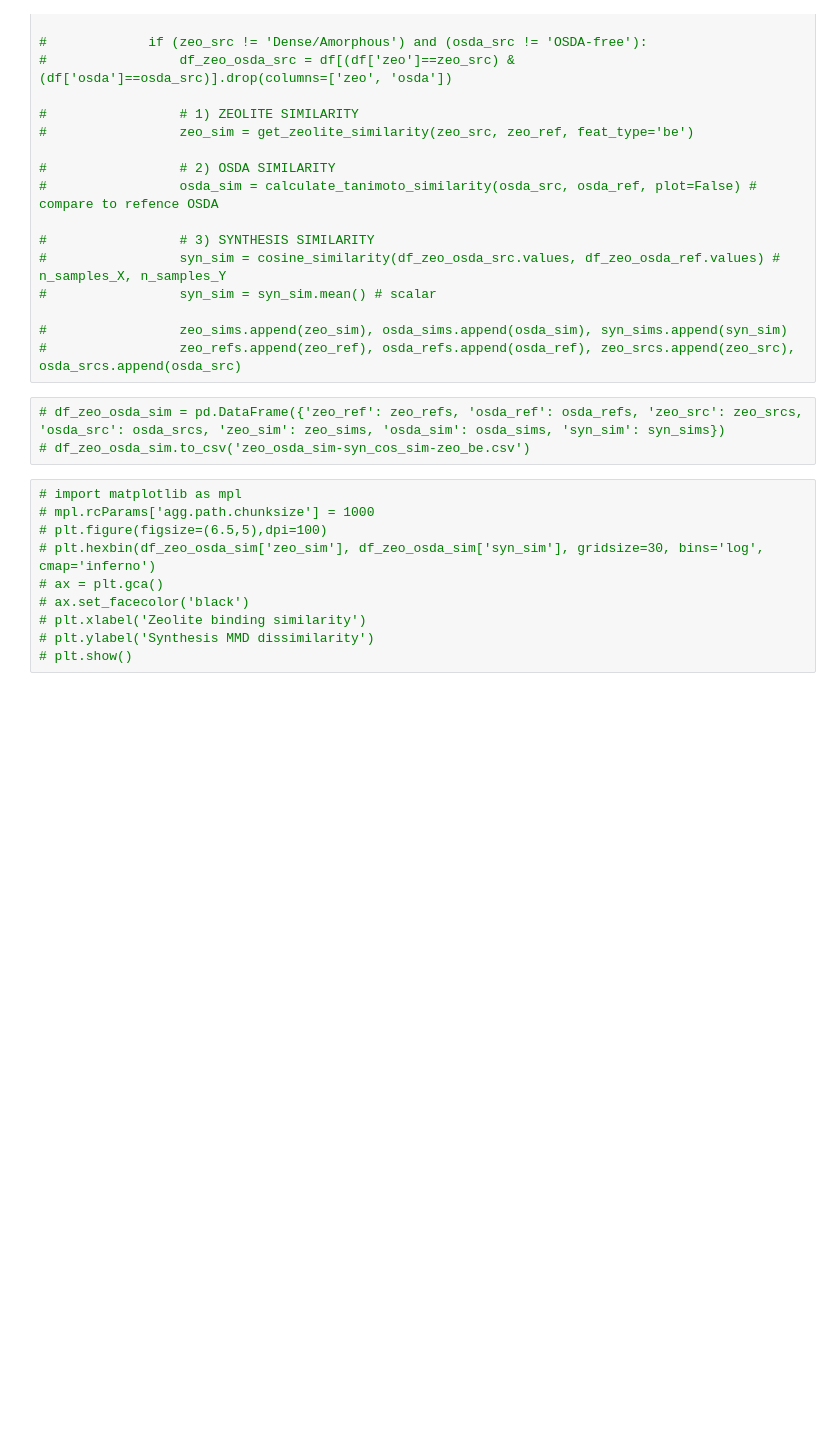
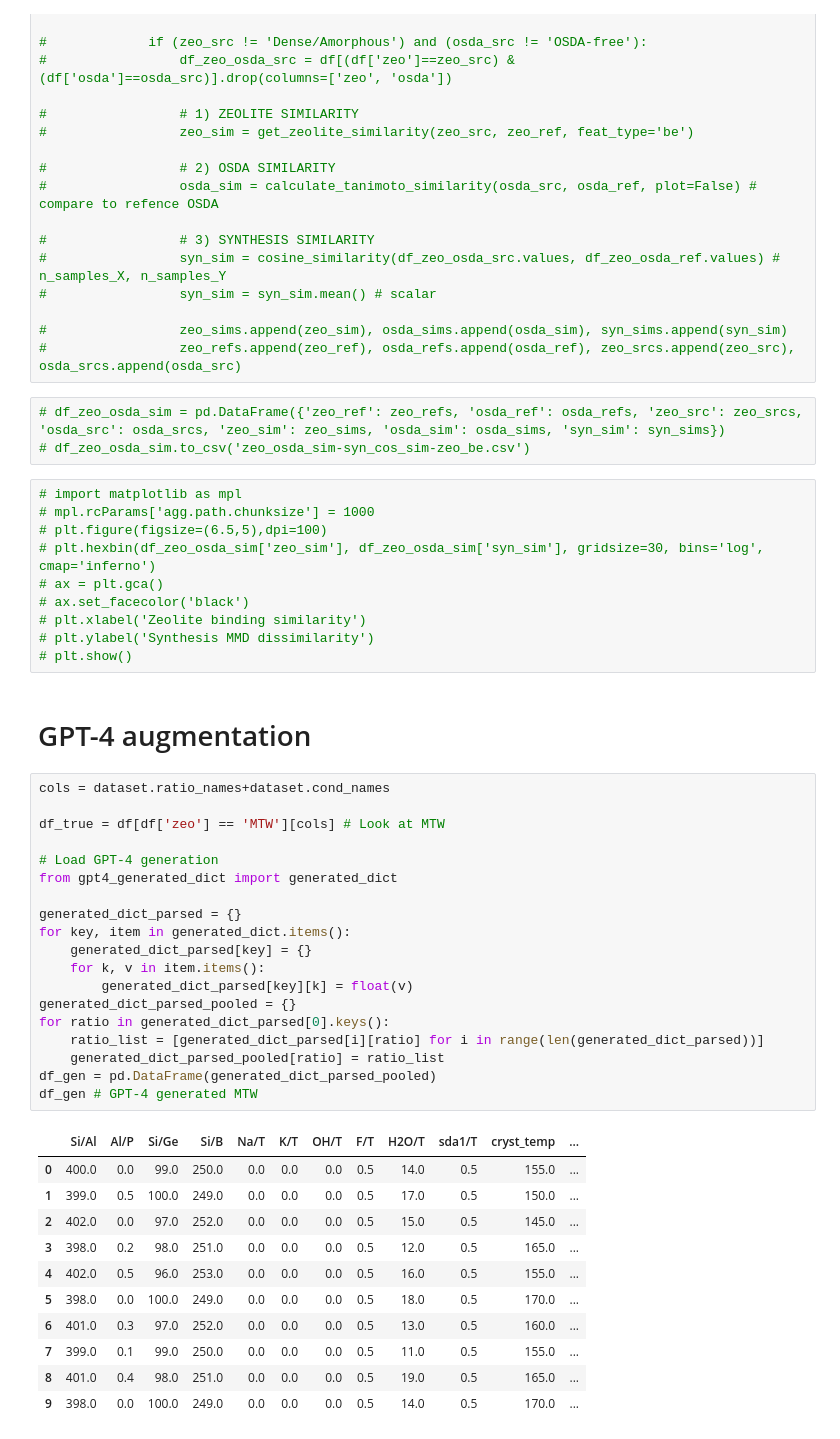
Before and after one commit to eltonpan/zeosyn_gen, a Jupyter notebook: data/augmentation.ipynb, the cells around one changed output. Drawn from its saved outputs; the diff is of its cells as text; blank space fills up the shorter version.

Commit message:
moved gpt4 augmentation from process_zeosyn.py to augmentation.py

```diff
--- a/data/augmentation.ipynb
+++ b/data/augmentation.ipynb
@@ -325,3 +306,36 @@ plt.show()
 # plt.xlabel('Zeolite binding similarity')
 # plt.ylabel('Synthesis MMD dissimilarity')
 # plt.show()
+# %% [markdown]
+# GPT-4 augmentation
+# %%
+cols = dataset.ratio_names+dataset.cond_names
+
+df_true = df[df['zeo'] == 'MTW'][cols] # Look at MTW
+
+# Load GPT-4 generation
+from gpt4_generated_dict import generated_dict
+
+generated_dict_parsed = {}
+for key, item in generated_dict.items():
+    generated_dict_parsed[key] = {}
+    for k, v in item.items():
+        generated_dict_parsed[key][k] = float(v)
+generated_dict_parsed_pooled = {}
+for ratio in generated_dict_parsed[0].keys():
+    ratio_list = [generated_dict_parsed[i][ratio] for i in range(len(generated_dict_parsed))]
+    generated_dict_parsed_pooled[ratio] = ratio_list
+df_gen = pd.DataFrame(generated_dict_parsed_pooled)
+df_gen # GPT-4 generated MTW
+# %% [output]
+|  | Si/Al | Al/P | Si/Ge | Si/B | Na/T | K/T | OH/T | F/T | H2O/T | sda1/T | cryst_temp | ... |
+| 0 | 400.0 | 0.0 | 99.0 | 250.0 | 0.0 | 0.0 | 0.0 | 0.5 | 14.0 | 0.5 | 155.0 | ... |
+| 1 | 399.0 | 0.5 | 100.0 | 249.0 | 0.0 | 0.0 | 0.0 | 0.5 | 17.0 | 0.5 | 150.0 | ... |
+| 2 | 402.0 | 0.0 | 97.0 | 252.0 | 0.0 | 0.0 | 0.0 | 0.5 | 15.0 | 0.5 | 145.0 | ... |
+| 3 | 398.0 | 0.2 | 98.0 | 251.0 | 0.0 | 0.0 | 0.0 | 0.5 | 12.0 | 0.5 | 165.0 | ... |
+| 4 | 402.0 | 0.5 | 96.0 | 253.0 | 0.0 | 0.0 | 0.0 | 0.5 | 16.0 | 0.5 | 155.0 | ... |
+| 5 | 398.0 | 0.0 | 100.0 | 249.0 | 0.0 | 0.0 | 0.0 | 0.5 | 18.0 | 0.5 | 170.0 | ... |
+| 6 | 401.0 | 0.3 | 97.0 | 252.0 | 0.0 | 0.0 | 0.0 | 0.5 | 13.0 | 0.5 | 160.0 | ... |
+| 7 | 399.0 | 0.1 | 99.0 | 250.0 | 0.0 | 0.0 | 0.0 | 0.5 | 11.0 | 0.5 | 155.0 | ... |
+| 8 | 401.0 | 0.4 | 98.0 | 251.0 | 0.0 | 0.0 | 0.0 | 0.5 | 19.0 | 0.5 | 165.0 | ... |
+| 9 | 398.0 | 0.0 | 100.0 | 249.0 | 0.0 | 0.0 | 0.0 | 0.5 | 14.0 | 0.5 | 170.0 | ... |
```
Also changed, not shown: parts of 2 cells of this notebook, 3 other files.
